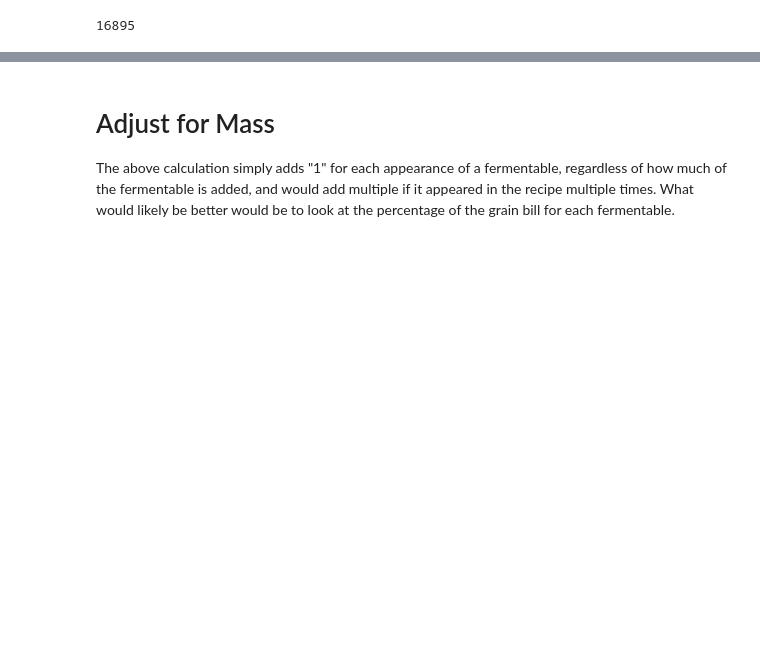
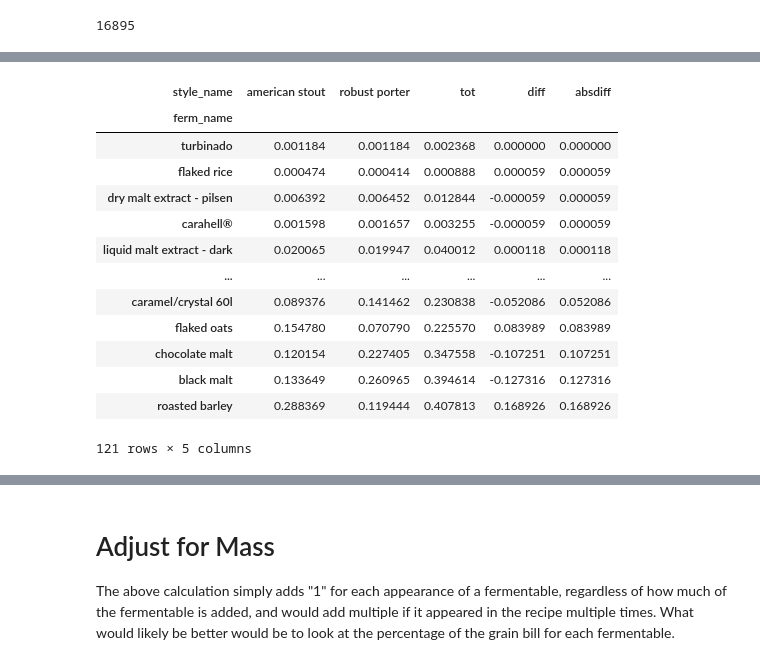
Before and after one commit to rmwoods/beer.ai, a Jupyter notebook: notebooks/Beer Style Differences.ipynb, the cells around one changed output, grey strips where cells are left out. Saved outputs shown, nothing was run; the diff lists cells and outputs as text; code cells hidden in the pictures; blank space fills up the shorter version.

```diff
--- a/notebooks/Beer Style Differences.ipynb
+++ b/notebooks/Beer Style Differences.ipynb
@@ -91,0 +79,22 @@ stout_ferms[["american stout", "robust porter"]].plot(kind="barh", stacked=False
+# %%
+compare = prob_ferm_by_style.unstack().T
+compare["tot"] = compare.sum(axis=1)
+compare["diff"] = compare["american stout"] - compare["robust porter"]
+compare["absdiff"] = (compare["american stout"] - compare["robust porter"]).abs()
+compare = compare.sort_values("absdiff", ascending=True)
+compare
+# %% [output]
+| style_name | american stout | robust porter | tot | diff | absdiff |
+| ferm_name |  |  |  |  |  |
+| turbinado | 0.001184 | 0.001184 | 0.002368 | 0.000000 | 0.000000 |
+| flaked rice | 0.000474 | 0.000414 | 0.000888 | 0.000059 | 0.000059 |
+| dry malt extract - pilsen | 0.006392 | 0.006452 | 0.012844 | -0.000059 | 0.000059 |
+| carahell® | 0.001598 | 0.001657 | 0.003255 | -0.000059 | 0.000059 |
+| liquid malt extract - dark | 0.020065 | 0.019947 | 0.040012 | 0.000118 | 0.000118 |
+| ... | ... | ... | ... | ... | ... |
+| caramel/crystal 60l | 0.089376 | 0.141462 | 0.230838 | -0.052086 | 0.052086 |
+| flaked oats | 0.154780 | 0.070790 | 0.225570 | 0.083989 | 0.083989 |
+| chocolate malt | 0.120154 | 0.227405 | 0.347558 | -0.107251 | 0.107251 |
+| black malt | 0.133649 | 0.260965 | 0.394614 | -0.127316 | 0.127316 |
+| roasted barley | 0.288369 | 0.119444 | 0.407813 | 0.168926 | 0.168926 |
+121 rows × 5 columns
```
Also changed, not shown: parts of 14 cells of this notebook, 1 other file.
